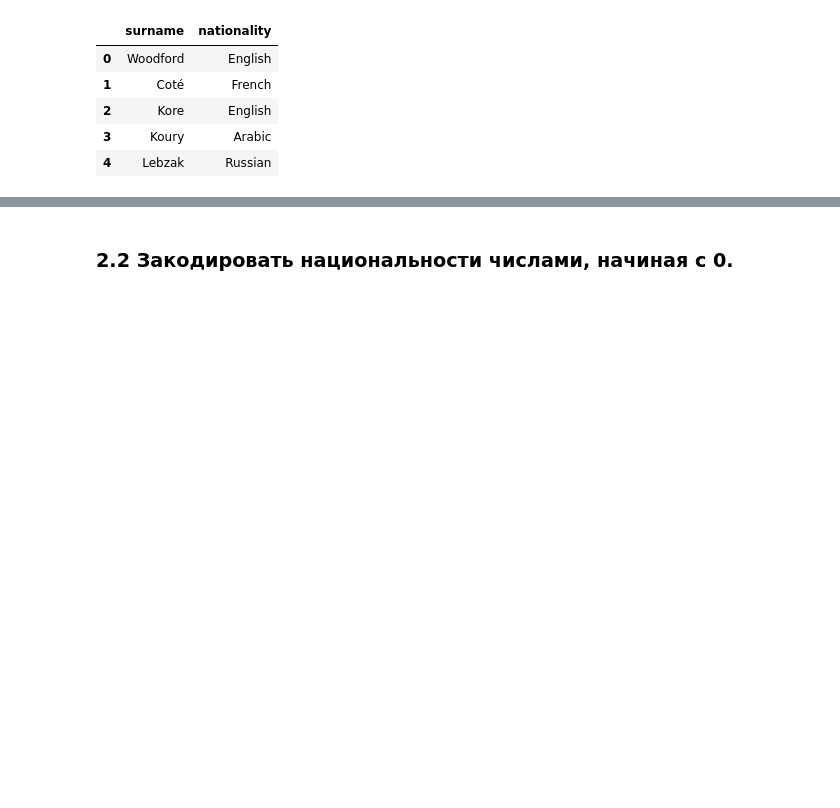
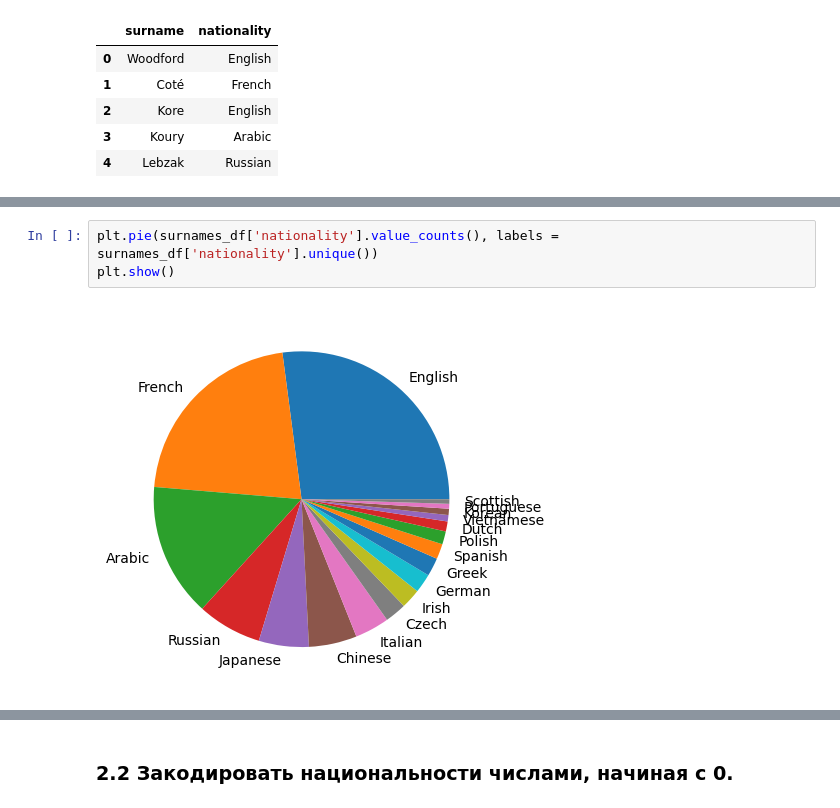
Before and after one commit to anpilove/Deep-Learning-FU, a Jupyter notebook: Lab5/blank__05_NLP_1_intro.ipynb, the cells around one changed output, grey strips where cells are left out. Drawn from its saved outputs; the diff is of its cells as text; blank space fills up the shorter version.

```diff
--- a/Lab5/blank__05_NLP_1_intro.ipynb
+++ b/Lab5/blank__05_NLP_1_intro.ipynb
@@ -146,0 +215,5 @@ surnames_df.head()
+# %%
+plt.pie(surnames_df['nationality'].value_counts(), labels =  surnames_df['nationality'].unique())
+plt.show()
+# %% [output]
+[figure, added]
```
Also changed, not shown: parts of 54 cells of this notebook.
